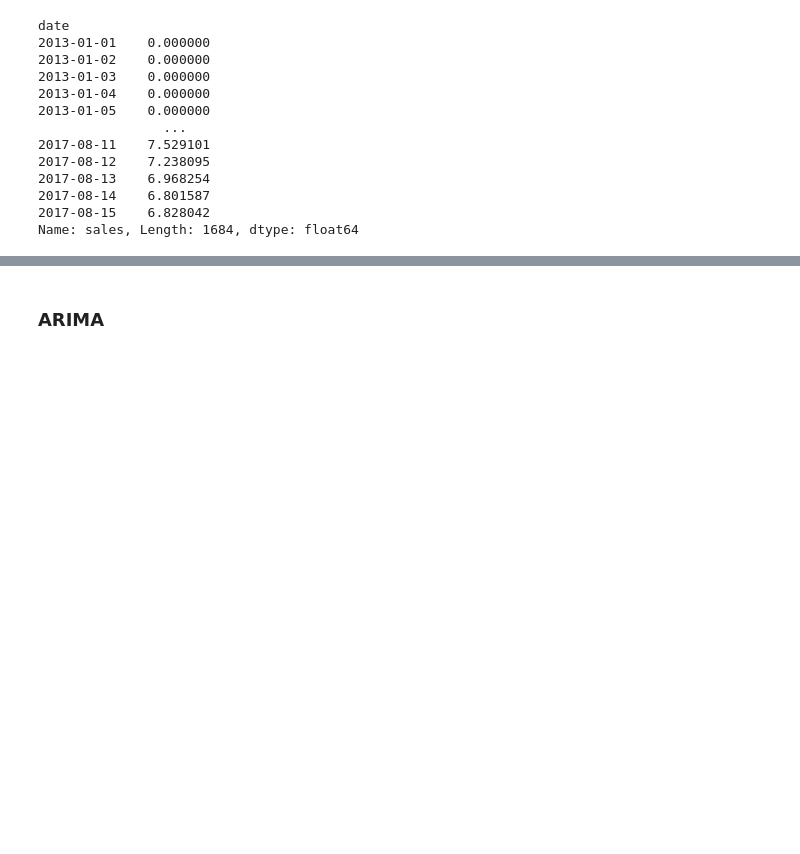
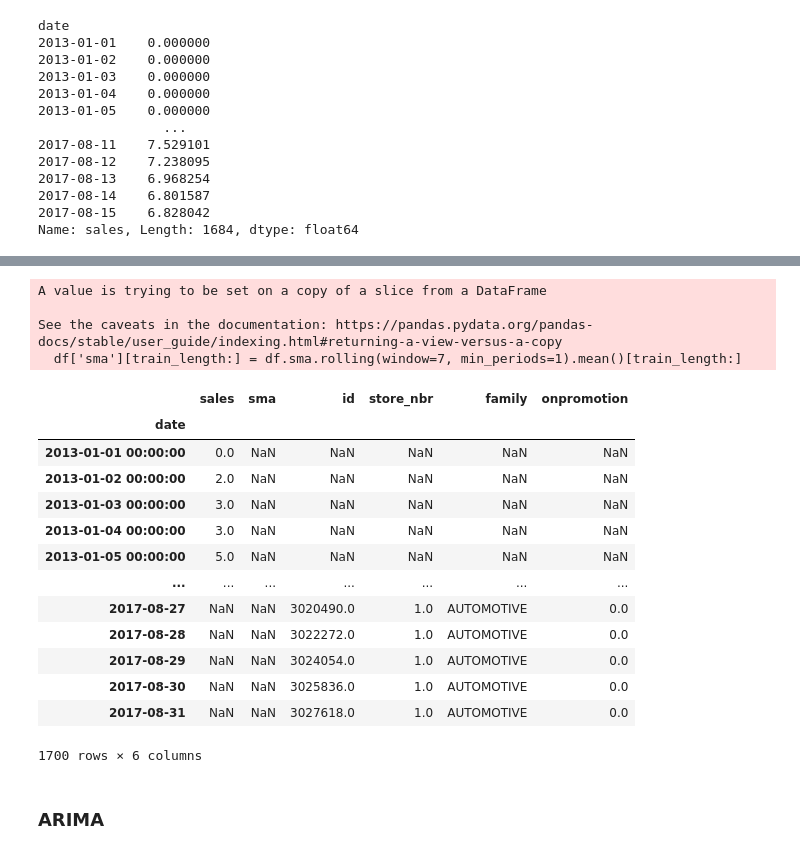
Before and after one commit to lkno0705/IndustrialApplicationsofAI, a Jupyter notebook: secondary-sector/practical-supply-chain-management/Sales-Forecasting.ipynb, the cells around one changed output, grey strips where cells are left out. Drawn from its saved outputs; the diff is of its cells as text; code cells hidden in the pictures; blank space fills up the shorter version.

Commit message:
Add possibly faulty SMA

```diff
--- a/secondary-sector/practical-supply-chain-management/Sales-Forecasting.ipynb
+++ b/secondary-sector/practical-supply-chain-management/Sales-Forecasting.ipynb
@@ -340,0 +371,3 @@ test_sma
+# %%
+train_sma = train.copy()
+train_sma.groupby('family').get_group('AUTOMOTIVE').groupby('store_nbr').get_group(1)['sales'].rolling(window=7).mean().fillna(0)
@@ -341,5 +388,31 @@ test_sma
 # %%
-def add_sma_for_observations(df, store_nbr):
-    df = df.groupby('store_nbr').get_group(store_nbr)['sales'].to_frame()
+def add_sma_for_observations(df, store_nbr, family):
+    df = df.get_group((family, store_nbr))['sales'].to_frame()
     df['sma'] = df.sales.rolling(window=7).mean()
+    train_length = len(df)
+
+    df = pd.concat([df, test_sma.groupby(['family', 'store_nbr']).get_group((family, store_nbr))])
+    df['sma'][train_length:] = df.sma.rolling(window=7, min_periods=1).mean()[train_length:]
+    return df
+# %%
+add_sma_for_observations(train_sma.groupby(['family', 'store_nbr']), family='AUTOMOTIVE', store_nbr=1) # TODO: Something is possibly wrong here -> Ask Niklas
+# %% [output]
+A value is trying to be set on a copy of a slice from a DataFrame
+
+See the caveats in the documentation: https://pandas.pydata.org/pandas-docs/stable/user_guide/indexing.html#returning-a-view-versus-a-copy
+  df['sma'][train_length:] = df.sma.rolling(window=7, min_periods=1).mean()[train_length:]
+|  | sales | sma | id | store_nbr | family | onpromotion |
+| date |  |  |  |  |  |  |
+| 2013-01-01 00:00:00 | 0.0 | NaN | NaN | NaN | NaN | NaN |
+| 2013-01-02 00:00:00 | 2.0 | NaN | NaN | NaN | NaN | NaN |
+| 2013-01-03 00:00:00 | 3.0 | NaN | NaN | NaN | NaN | NaN |
+| 2013-01-04 00:00:00 | 3.0 | NaN | NaN | NaN | NaN | NaN |
+| 2013-01-05 00:00:00 | 5.0 | NaN | NaN | NaN | NaN | NaN |
+| ... | ... | ... | ... | ... | ... | ... |
+| 2017-08-27 | NaN | NaN | 3020490.0 | 1.0 | AUTOMOTIVE | 0.0 |
+| 2017-08-28 | NaN | NaN | 3022272.0 | 1.0 | AUTOMOTIVE | 0.0 |
+| 2017-08-29 | NaN | NaN | 3024054.0 | 1.0 | AUTOMOTIVE | 0.0 |
+| 2017-08-30 | NaN | NaN | 3025836.0 | 1.0 | AUTOMOTIVE | 0.0 |
+| 2017-08-31 | NaN | NaN | 3027618.0 | 1.0 | AUTOMOTIVE | 0.0 |
+1700 rows × 6 columns
 # %%
```
Also changed, not shown: parts of 6 cells of this notebook.
